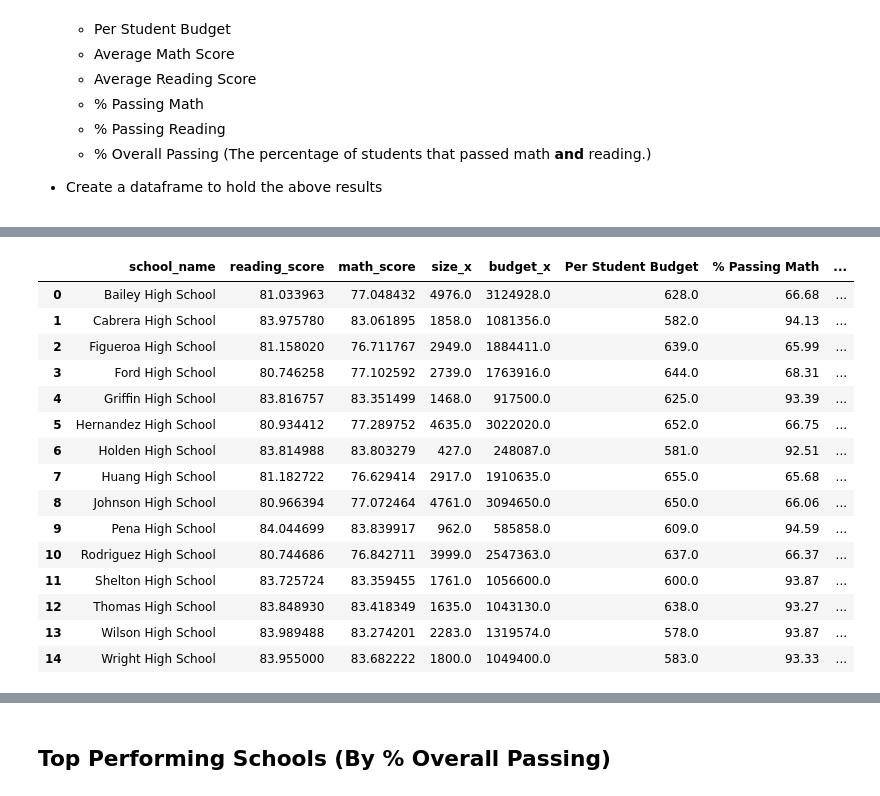
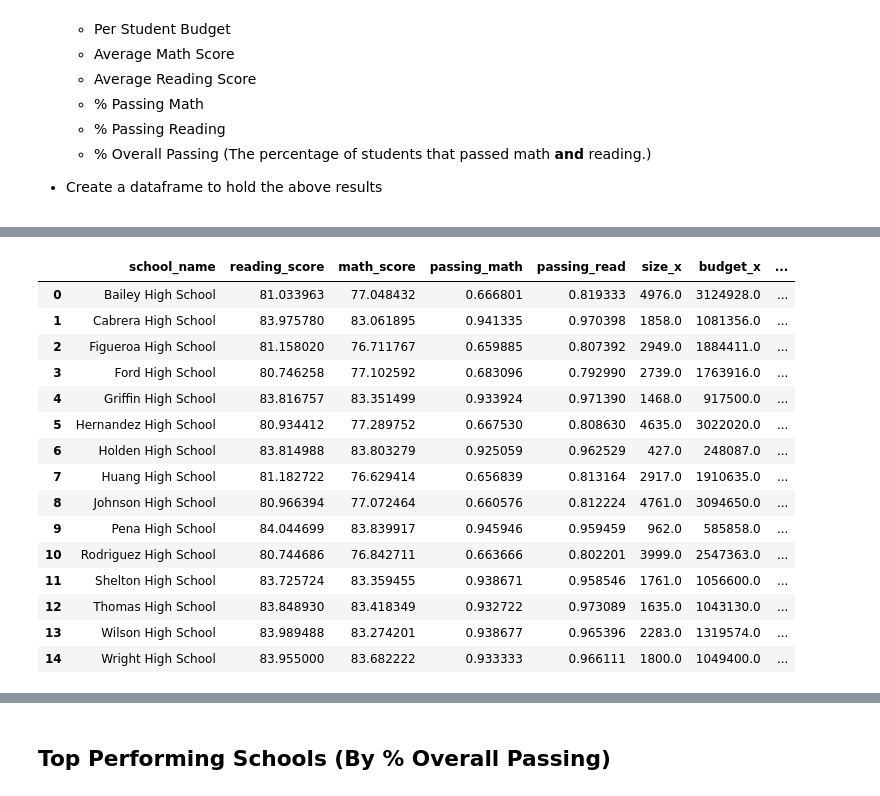
Before and after one commit to nvandriss/pandas-challenge, a Jupyter notebook: PyCitySchools/PyCitySchools_starter.ipynb, the cells around one changed output, grey strips where cells are left out. Drawn from its saved outputs; the diff is of its cells as text; code cells hidden in the pictures.

```diff
--- a/PyCitySchools/PyCitySchools_starter.ipynb
+++ b/PyCitySchools/PyCitySchools_starter.ipynb
@@ -133,3 +133,9 @@ district_summary_table
   * % Overall Passing (The percentage of students that passed math **and** reading.)
 
 * Create a dataframe to hold the above results
+# %%
+school_data_complete = pd.merge(student_data, school_data, how="left", on=["school_name", "school_name"])
+school_data_complete["passing_math"] = student_data["math_score"] >= 70
+school_data_complete["passing_reading"] = student_data["reading_score"] >= 70
+
+school_data_complete
@@ -163,34 +183,30 @@ school_group
 # %%
 #Merge school_group & school_data (and delete extra columns)
 school_data_full = pd.merge(school_group,school_data, how="left", on = ["school_name", "school_name"])
 del school_data_full["size_y"]
 del school_data_full["budget_y"]
 del school_data_full["Student ID"]
 del school_data_full["School ID_x"]
-del school_data_full["pass_math"]
-del school_data_full["pass_reading"]
-del school_data_full["School ID_y"]
-del school_data_full["passing_math"]
-del school_data_full["passing_reading"]
+
 
 school_data_full
 # %% [output]
-|  | school_name | reading_score | math_score | size_x | budget_x | Per Student Budget | % Passing Math | ... |
-| 0 | Bailey High School | 81.033963 | 77.048432 | 4976.0 | 3124928.0 | 628.0 | 66.68 | ... |
-| 1 | Cabrera High School | 83.975780 | 83.061895 | 1858.0 | 1081356.0 | 582.0 | 94.13 | ... |
-| 2 | Figueroa High School | 81.158020 | 76.711767 | 2949.0 | 1884411.0 | 639.0 | 65.99 | ... |
-| 3 | Ford High School | 80.746258 | 77.102592 | 2739.0 | 1763916.0 | 644.0 | 68.31 | ... |
-| 4 | Griffin High School | 83.816757 | 83.351499 | 1468.0 | 917500.0 | 625.0 | 93.39 | ... |
-| 5 | Hernandez High School | 80.934412 | 77.289752 | 4635.0 | 3022020.0 | 652.0 | 66.75 | ... |
-| 6 | Holden High School | 83.814988 | 83.803279 | 427.0 | 248087.0 | 581.0 | 92.51 | ... |
-| 7 | Huang High School | 81.182722 | 76.629414 | 2917.0 | 1910635.0 | 655.0 | 65.68 | ... |
-| 8 | Johnson High School | 80.966394 | 77.072464 | 4761.0 | 3094650.0 | 650.0 | 66.06 | ... |
-| 9 | Pena High School | 84.044699 | 83.839917 | 962.0 | 585858.0 | 609.0 | 94.59 | ... |
-| 10 | Rodriguez High School | 80.744686 | 76.842711 | 3999.0 | 2547363.0 | 637.0 | 66.37 | ... |
-| 11 | Shelton High School | 83.725724 | 83.359455 | 1761.0 | 1056600.0 | 600.0 | 93.87 | ... |
-| 12 | Thomas High School | 83.848930 | 83.418349 | 1635.0 | 1043130.0 | 638.0 | 93.27 | ... |
-| 13 | Wilson High School | 83.989488 | 83.274201 | 2283.0 | 1319574.0 | 578.0 | 93.87 | ... |
-| 14 | Wright High School | 83.955000 | 83.682222 | 1800.0 | 1049400.0 | 583.0 | 93.33 | ... |
+|  | school_name | reading_score | math_score | passing_math | passing_read | size_x | budget_x | ... |
+| 0 | Bailey High School | 81.033963 | 77.048432 | 0.666801 | 0.819333 | 4976.0 | 3124928.0 | ... |
+| 1 | Cabrera High School | 83.975780 | 83.061895 | 0.941335 | 0.970398 | 1858.0 | 1081356.0 | ... |
+| 2 | Figueroa High School | 81.158020 | 76.711767 | 0.659885 | 0.807392 | 2949.0 | 1884411.0 | ... |
+| 3 | Ford High School | 80.746258 | 77.102592 | 0.683096 | 0.792990 | 2739.0 | 1763916.0 | ... |
+| 4 | Griffin High School | 83.816757 | 83.351499 | 0.933924 | 0.971390 | 1468.0 | 917500.0 | ... |
+| 5 | Hernandez High School | 80.934412 | 77.289752 | 0.667530 | 0.808630 | 4635.0 | 3022020.0 | ... |
+| 6 | Holden High School | 83.814988 | 83.803279 | 0.925059 | 0.962529 | 427.0 | 248087.0 | ... |
+| 7 | Huang High School | 81.182722 | 76.629414 | 0.656839 | 0.813164 | 2917.0 | 1910635.0 | ... |
+| 8 | Johnson High School | 80.966394 | 77.072464 | 0.660576 | 0.812224 | 4761.0 | 3094650.0 | ... |
+| 9 | Pena High School | 84.044699 | 83.839917 | 0.945946 | 0.959459 | 962.0 | 585858.0 | ... |
+| 10 | Rodriguez High School | 80.744686 | 76.842711 | 0.663666 | 0.802201 | 3999.0 | 2547363.0 | ... |
+| 11 | Shelton High School | 83.725724 | 83.359455 | 0.938671 | 0.958546 | 1761.0 | 1056600.0 | ... |
+| 12 | Thomas High School | 83.848930 | 83.418349 | 0.932722 | 0.973089 | 1635.0 | 1043130.0 | ... |
+| 13 | Wilson High School | 83.989488 | 83.274201 | 0.938677 | 0.965396 | 2283.0 | 1319574.0 | ... |
+| 14 | Wright High School | 83.955000 | 83.682222 | 0.933333 | 0.966111 | 1800.0 | 1049400.0 | ... |
 # %%
 #create data frame
 school_full_dataframe = pd.DataFrame({"School Name":school_data_full["school_name"],
```
Also changed, not shown: parts of 7 cells of this notebook, 1 other file.
